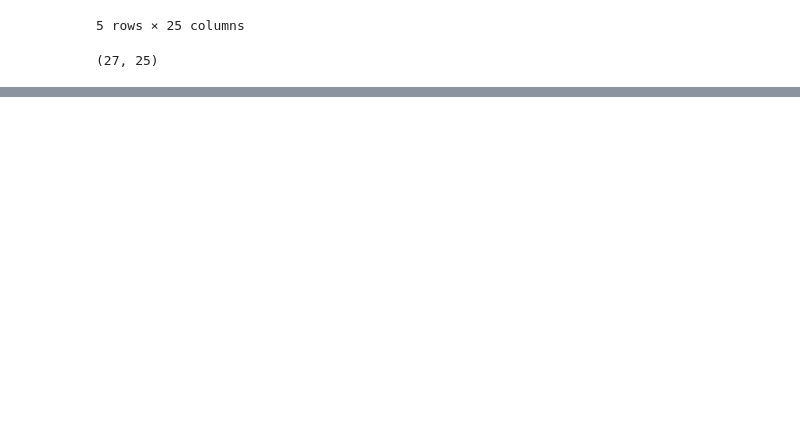
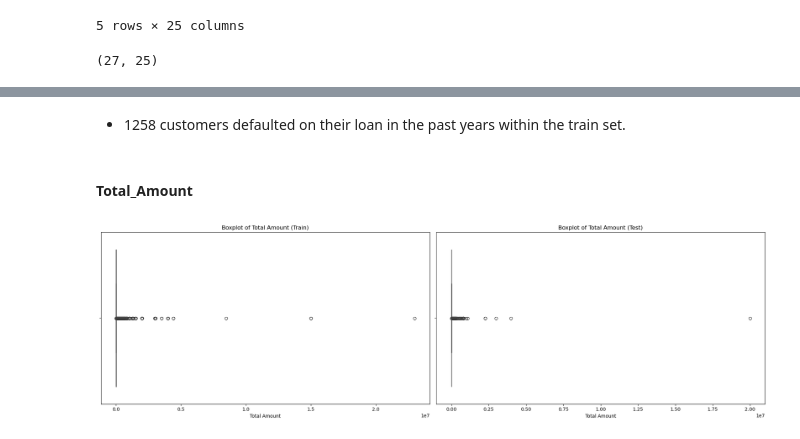
Before and after one commit to QuantBender/African-Credit-Scoring-Challenge, a Jupyter notebook: Notebooks/EDA.ipynb, the cells around one changed output, grey strips where cells are left out. Saved outputs shown, nothing was run; the diff lists cells and outputs as text; code cells hidden in the pictures; blank space fills up the shorter version.

```diff
--- a/Notebooks/EDA.ipynb
+++ b/Notebooks/EDA.ipynb
@@ -80,0 +246,22 @@ display("Train", train.head(), train.shape, "Test", test.head(), test.shape, "Ec
+# %% [markdown]
+- 1258 customers defaulted on their loan in the past years within the train set.
+# %% [markdown]
+#### Total_Amount
+# %%
+# Create subplots
+fig, (ax1, ax2) = plt.subplots(1, 2, figsize=(20, 6))
+
+# Create a boxplot for Total_Amount in the train dataset
+sns.boxplot(x=train['Total_Amount'], ax=ax1)
+ax1.set_xlabel('Total Amount')
+ax1.set_title('Boxplot of Total Amount (Train)')
+
+# Create a boxplot for Total_Amount in the test dataset
+sns.boxplot(x=test['Total_Amount'], ax=ax2)
+ax2.set_xlabel('Total Amount')
+ax2.set_title('Boxplot of Total Amount (Test)')
+
+plt.tight_layout()
+plt.show()
+# %% [output]
+[figure, added]
```
Also changed, not shown: parts of 92 cells of this notebook, 1 other file.
